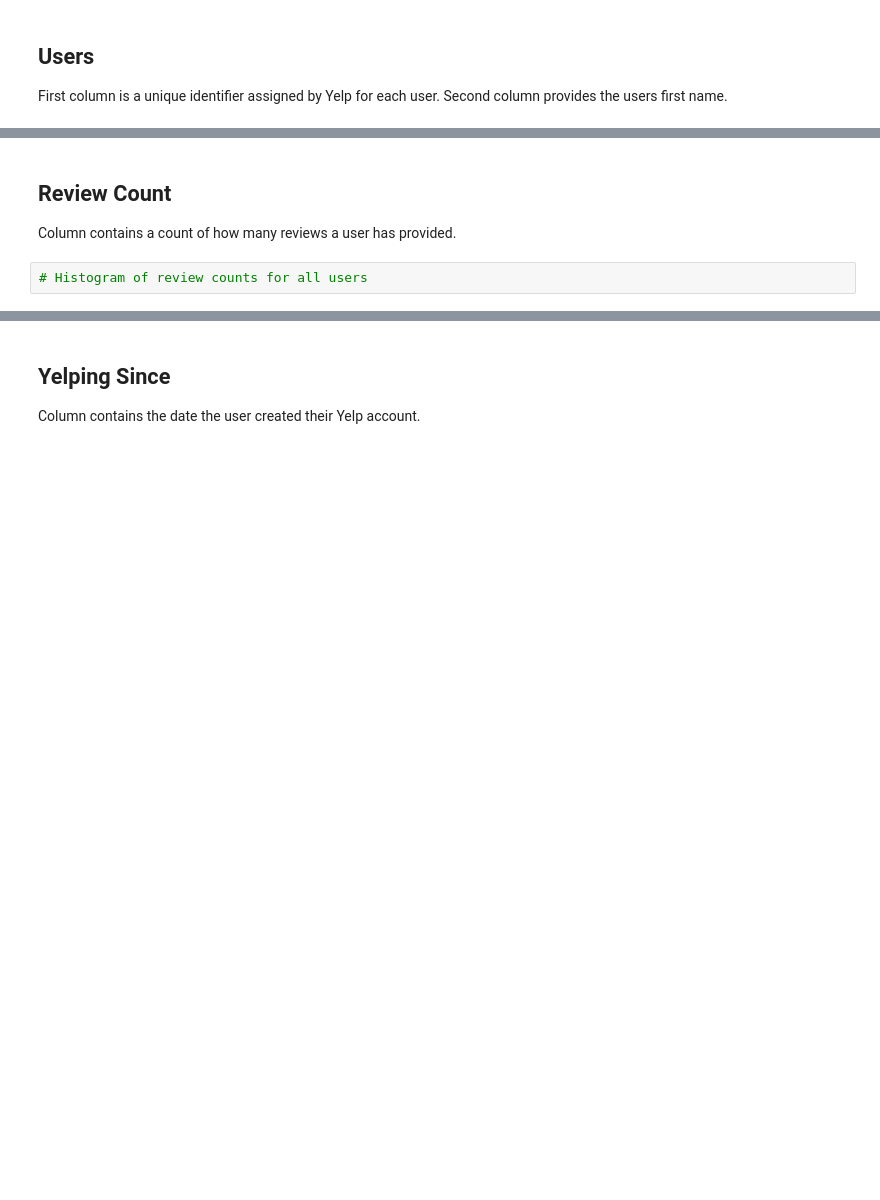
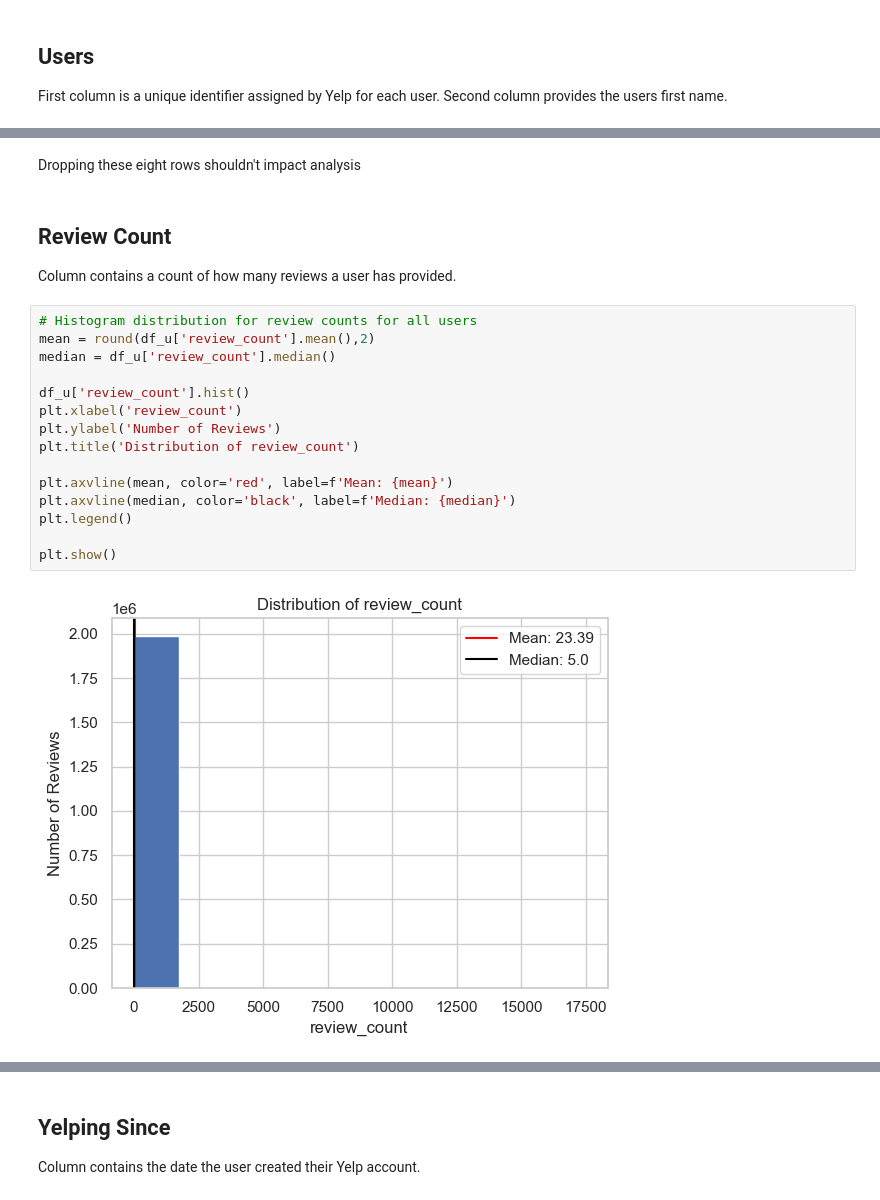
Before and after one commit to drojas-25/BrainStation-Capstone, a Jupyter notebook: Notebooks/EDA.ipynb, the cells around one changed output, grey strips where cells are left out. Saved outputs shown, nothing was run; the diff lists cells and outputs as text; blank space fills up the shorter version.

```diff
--- a/Notebooks/EDA.ipynb
+++ b/Notebooks/EDA.ipynb
@@ -469,5 +499,22 @@ First column is a unique identifier assigned by Yelp for each user. Second colum
+# %% [markdown]
+Dropping these eight rows shouldn't impact analysis
 # %% [markdown]
 ## Review Count
 Column contains a count of how many reviews a user has provided.
-# %%
-# Histogram of review counts for all users
+# %%
+# Histogram distribution for review counts for all users
+mean = round(df_u['review_count'].mean(),2)
+median = df_u['review_count'].median()
+
+df_u['review_count'].hist()
+plt.xlabel('review_count')
+plt.ylabel('Number of Reviews')
+plt.title('Distribution of review_count')
+
+plt.axvline(mean, color='red', label=f'Mean: {mean}')
+plt.axvline(median, color='black', label=f'Median: {median}')
+plt.legend()
+
+plt.show()
+# %% [output]
+[figure, added]
```
Also changed, not shown: parts of 107 cells of this notebook, 2 other files.
